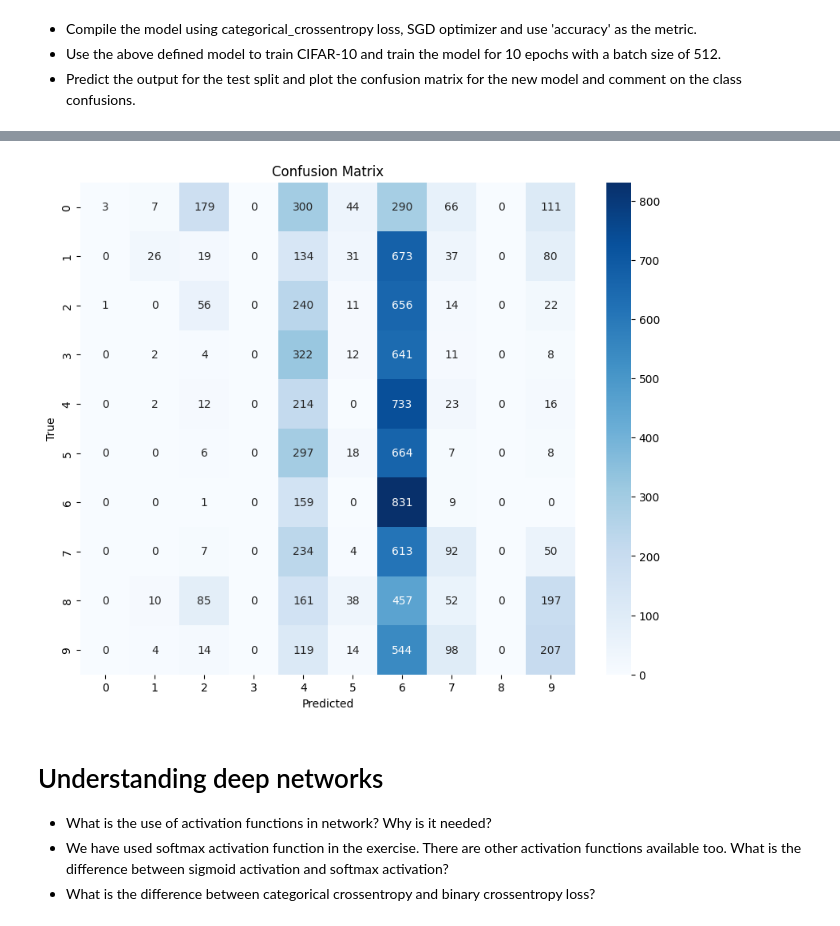
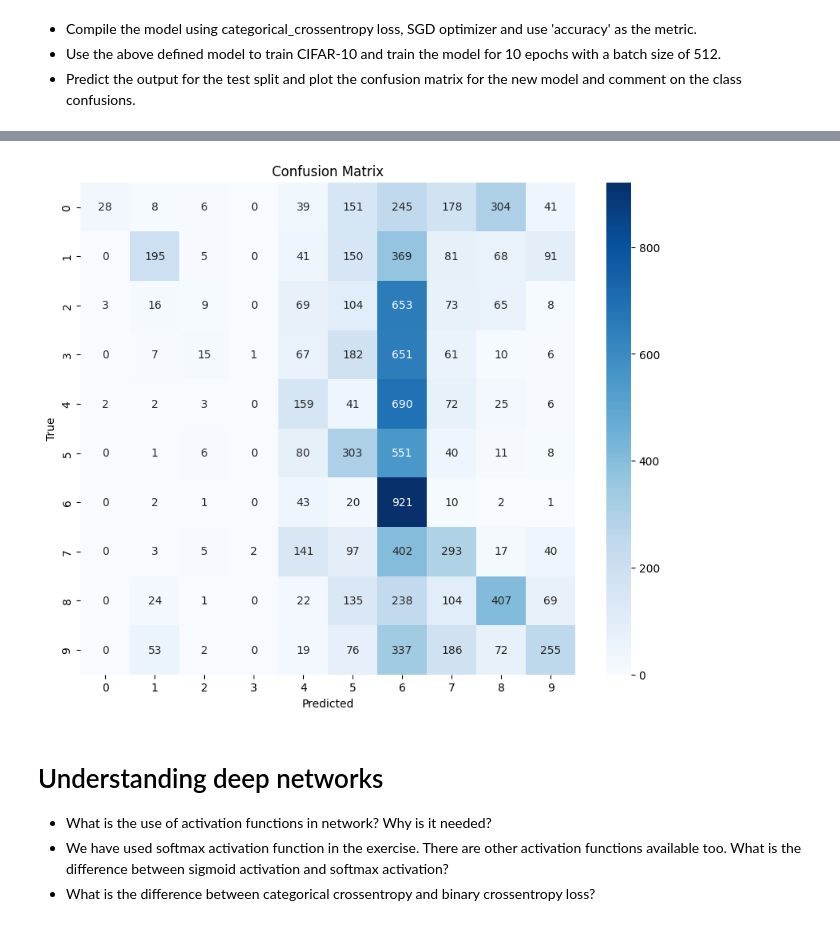
Before and after one commit to NAVSmith/lab-image-classification-using-convolutional-neural-networks, a Jupyter notebook: main.ipynb, the cells around one changed output, grey strips where cells are left out. Saved outputs shown, nothing was run; the diff lists cells and outputs as text; code cells hidden in the pictures.

```diff
--- a/main.ipynb
+++ b/main.ipynb
@@ -278,12 +282,23 @@ Use same padding for the layers to ensure that the height and width of each laye
 # %%
 from keras.backend import clear_session
 clear_session()
+# %%
+# Load CIFAR-10 dataset
+(x_train, y_train), (x_test, y_test) = cifar10.load_data()
+# find number of classes
+classes = np.unique(y_train)
+num_classes = len(classes)
+y_train = to_categorical(y_train, num_classes)
+y_test = to_categorical(y_test, num_classes)
+ # Normalize athe images
+x_train = x_train.astype('float32') / 255.0
+x_test = x_test.astype('float32') / 255.0
+# change the image size to 64x64
+x_train_exploded = np.array([cv2.resize(img, (64, 64)) for img in x_train])
+x_test_exploded = np.array([cv2.resize(img, (64, 64)) for img in x_test])
 # %%
 model = Sequential()
-model.add(Conv2D(32, (3, 3), activation='relu', padding='same', input_shape=(32, 32, 3)))
-model.add(Conv2D(32, (3, 3), activation='relu', padding='same'))
-model.add(MaxPooling2D(pool_size=(2, 2)))
-model.add(Conv2D(64, (3, 3), activation='relu', padding='same'))
+model.add(Conv2D(64, (3, 3), activation='relu', padding='same', input_shape=(64, 64, 3)))
 model.add(Conv2D(64, (3, 3), activation='relu', padding='same'))
 model.add(MaxPooling2D(pool_size=(2, 2)))
 model.add(Conv2D(128, (3, 3), activation='relu', padding='same'))
@@ -326,4 +345,4 @@ Model: "sequential_3"
 # %%
-model.fit(x_train, y_train, epochs=10, batch_size=512, validation_split=0.2)
+model.fit(x_train_exploded, y_train, epochs=10, batch_size=512, validation_split=0.2)
 # %% [output]
 Epoch 1/10
@@ -349,7 +368,7 @@ Epoch 10/10
 <keras.src.callbacks.history.History at 0x...>
 # %%
 # Predict the output for the test split and plot the confusion matrix for the new model and comment on the class confusions.
-y_pred = model.predict(x_test)
+y_pred = model.predict(x_test_exploded)
 y_pred_classes = np.argmax(y_pred, axis=1)
 y_true_classes = np.argmax(y_test, axis=1)
 # Plot the confusion matrix for the new model and comment on the class confusions.
@@ -367,4 +386,4 @@ plt.show()
-[figure, old version]
+[figure, new version]
 # %% [markdown]
 # Understanding deep networks
 
```
Also changed, not shown: parts of 9 cells of this notebook.
